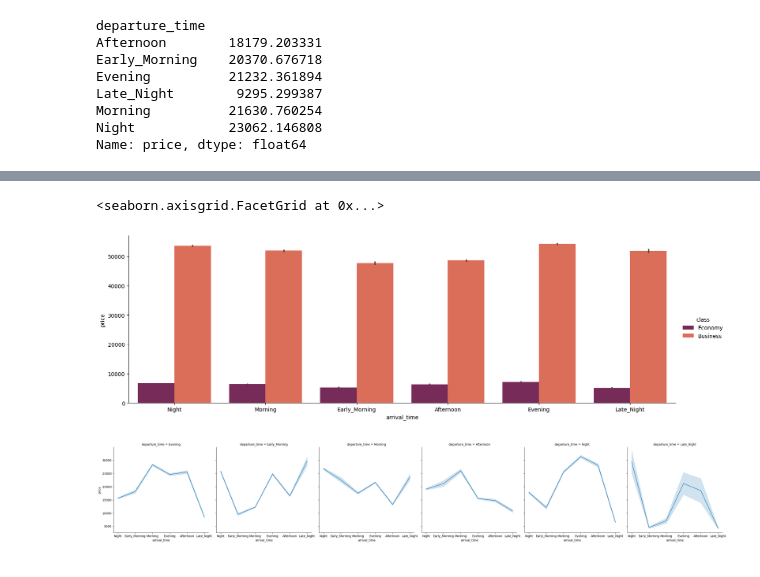
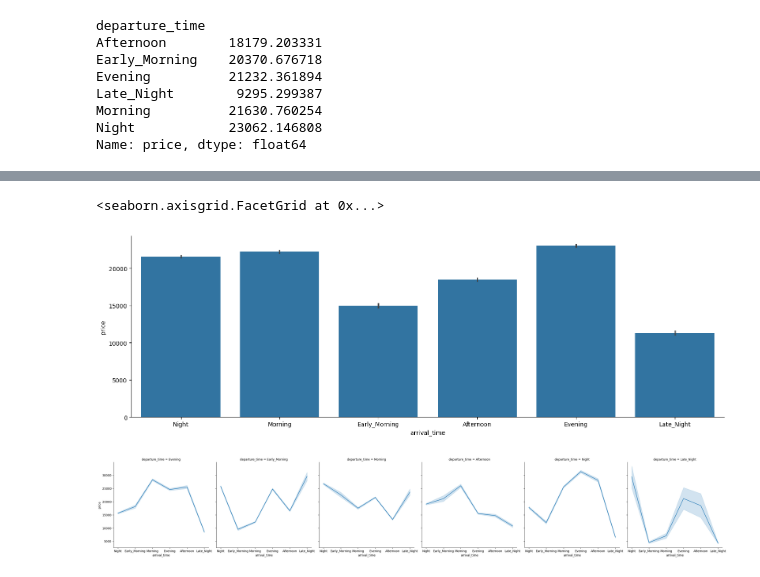
Before and after one commit to andiubaid09/Exploratory-Data-Analysis, a Jupyter notebook: Airlines Flight Data/eda_airlines.ipynb, the cells around one changed output, grey strips where cells are left out. Drawn from its saved outputs; the diff is of its cells as text; code cells hidden in the pictures.

```diff
--- a/Airlines Flight Data/eda_airlines.ipynb
+++ b/Airlines Flight Data/eda_airlines.ipynb
@@ -429,16 +439,15 @@ sns.catplot(x='departure_time',
 # %%
 # Menampilkan tampilan visualisasi harga tiket berdasarkan waktu kedatangan
 sns.catplot(x='arrival_time',
             y= 'price',
             kind='bar',
-            palette='rocket',
+            legend=False,
             data = datasheet,
-            hue = 'class',
             height=5,
             aspect=3)
 # %% [output]
 <seaborn.axisgrid.FacetGrid at 0x...>
-[figure, old version]
+[figure, new version]
 # %%
 # Membuat line plot harga tiket berdasarkan waktu kedatangan, dengan subplot terpisah untuk setiap periode kedatangan
 sns.relplot( x = 'arrival_time',
```
Also changed, not shown: parts of 3 cells of this notebook.
